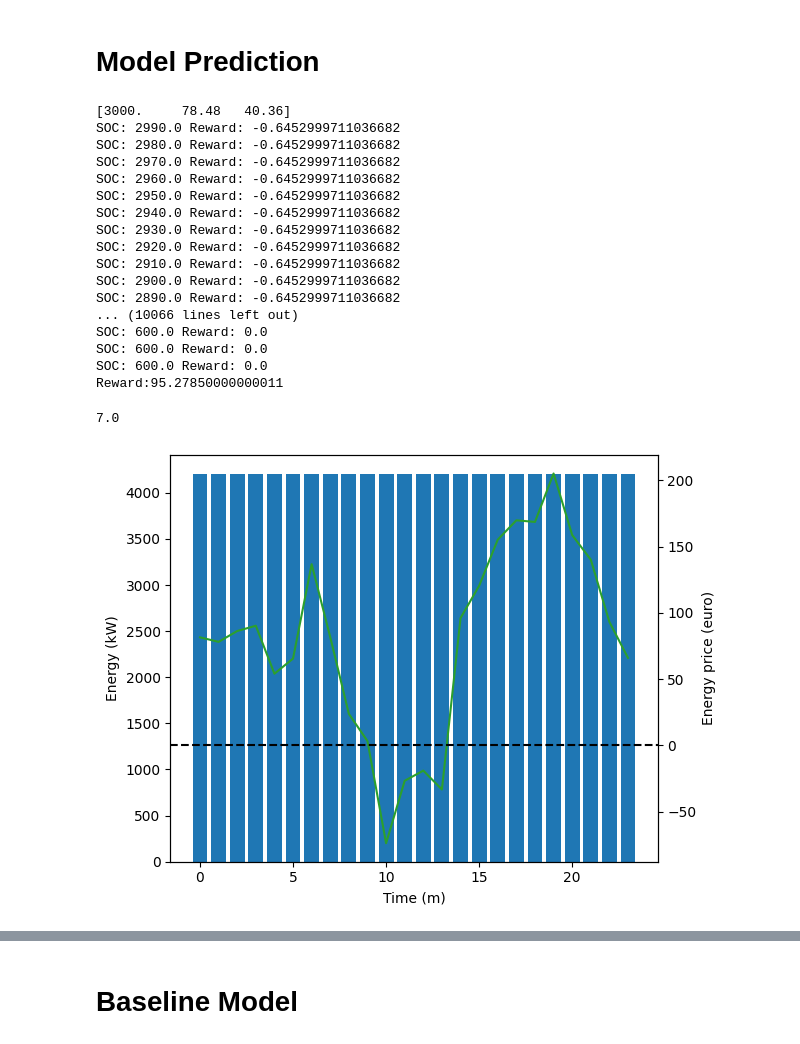
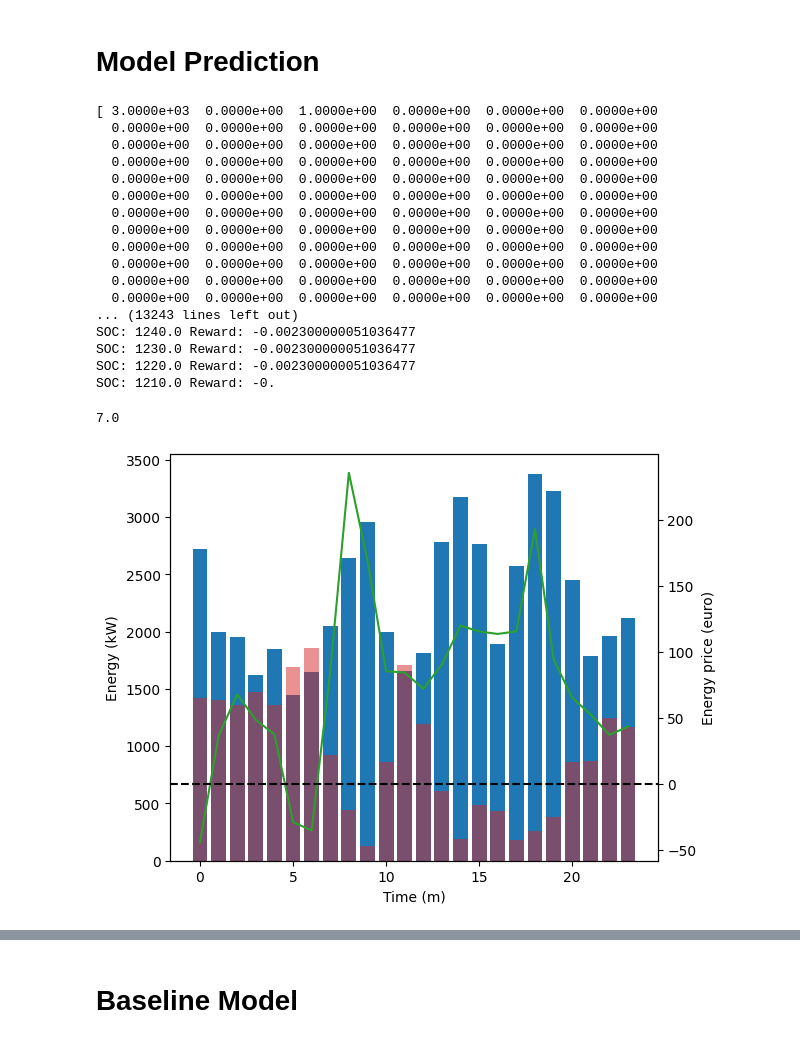
Before and after one commit to leidindi/PPO-RL-AGENT, a Jupyter notebook: model/SimpleBatter_note.ipynb, the cells around one changed output, grey strips where cells are left out. Drawn from its saved outputs; the diff is of its cells as text; code cells hidden in the pictures.

```diff
--- a/model/SimpleBatter_note.ipynb
+++ b/model/SimpleBatter_note.ipynb
@@ -337,7 +339,7 @@ DQN(
 # %% [markdown]
 # Model Prediction
 # %%
-env = gym.make('gym_environment:gym_environment/SimpleBattery', days=7)
+env = gym.make('gym_environment:gym_environment/SimpleBattery', days=30, predict=True, start_offset=1305)
 env = FlattenObservation(env)
 
 episodes = 1
@@ -391,63 +393,64 @@ for ep in range(episodes):
         state = next_state
     print("Reward:{}".format(total_reward))
 # %% [output]
-[3000.     78.48   40.36]
-SOC: 2990.0 Reward: -0.6452999711036682
-SOC: 2980.0 Reward: -0.6452999711036682
-SOC: 2970.0 Reward: -0.6452999711036682
-SOC: 2960.0 Reward: -0.6452999711036682
-SOC: 2950.0 Reward: -0.6452999711036682
-SOC: 2940.0 Reward: -0.6452999711036682
-SOC: 2930.0 Reward: -0.6452999711036682
-SOC: 2920.0 Reward: -0.6452999711036682
-SOC: 2910.0 Reward: -0.6452999711036682
-SOC: 2900.0 Reward: -0.6452999711036682
-SOC: 2890.0 Reward: -0.6452999711036682
-... (10066 lines left out)
-SOC: 600.0 Reward: 0.0
-SOC: 600.0 Reward: 0.0
-SOC: 600.0 Reward: 0.0
-Reward:95.27850000000011
+[ 3.0000e+03  0.0000e+00  1.0000e+00  0.0000e+00  0.0000e+00  0.0000e+00
+  0.0000e+00  0.0000e+00  0.0000e+00  0.0000e+00  0.0000e+00  0.0000e+00
+  0.0000e+00  0.0000e+00  0.0000e+00  0.0000e+00  0.0000e+00  0.0000e+00
+  0.0000e+00  0.0000e+00  0.0000e+00  0.0000e+00  0.0000e+00  0.0000e+00
+  0.0000e+00  0.0000e+00  0.0000e+00  0.0000e+00  0.0000e+00  0.0000e+00
+  0.0000e+00  0.0000e+00  0.0000e+00  0.0000e+00  0.0000e+00  0.0000e+00
+  0.0000e+00  0.0000e+00  0.0000e+00  0.0000e+00  0.0000e+00  0.0000e+00
+  0.0000e+00  0.0000e+00  0.0000e+00  0.0000e+00  0.0000e+00  0.0000e+00
+  0.0000e+00  0.0000e+00  0.0000e+00  0.0000e+00  0.0000e+00  0.0000e+00
+  0.0000e+00  0.0000e+00  0.0000e+00  0.0000e+00  0.0000e+00  0.0000e+00
+  0.0000e+00  0.0000e+00  0.0000e+00  0.0000e+00  0.0000e+00  0.0000e+00
+  0.0000e+00  0.0000e+00  0.0000e+00  0.0000e+00  0.0000e+00  0.0000e+00
+... (13243 lines left out)
+SOC: 1240.0 Reward: -0.002300000051036477
+SOC: 1230.0 Reward: -0.002300000051036477
+SOC: 1220.0 Reward: -0.002300000051036477
+SOC: 1210.0 Reward: -0.
 # %%
 print(len(episode_energy_price)/1440)
 # %% [output]
 7.0
 # %%
 fig, ax1 = plt.subplots()
+days = np.int64(len(episode_energy_price)/1440)
 
-daily_take = np.array(episode_take).reshape(7, 24, 60)
-daily_give = np.array(episode_give).reshape(7, 24, 60)
-daily_price = np.array(episode_energy_price).reshape(7, 24, 60)
+daily_take = np.array(episode_take).reshape(days, 24, 60)
+daily_give = np.array(episode_give).reshape(days, 24, 60)
+daily_price = np.array(episode_energy_price).reshape(days, 24, 60)
 
 hourday_average_take = np.sum(daily_take, axis = 2)
 hourday_average_give = np.sum(daily_give, axis = 2)
 hourday_average_price = np.mean(daily_price, axis = 2)
 
 overall_hour_take = np.sum(hourday_average_take, axis = 0)
 overall_hour_give = np.sum(hourday_average_give, axis = 0)
 overall_hour_price = np.mean(hourday_average_price, axis = 0)
 
 x = range(24)
 
 color = 'k'
 ax1.set_xlabel('Time (m)')
 ax1.set_ylabel('Energy (kW)', color=color)
 ax1.bar(x, overall_hour_give, color='tab:blue', alpha=1)
 ax1.bar(x, overall_hour_take, color='tab:red', alpha=0.5)
 ax1.tick_params(axis='y', labelcolor=color)
 
 ax2 = ax1.twinx()
 
 color = 'k'
 ax2.set_ylabel('Energy price (euro)', color=color)
 ax2.plot(overall_hour_price, color='tab:green')
 ax2.tick_params(axis='y', labelcolor=color)
 
 fig.tight_layout()
 plt.axhline(y=0, color='black', linestyle='--')
 plt.show()
 # %% [output]
-[figure, old version]
+[figure, new version]
 # %%
 fig, ax1 = plt.subplots()
 
```
Also changed, not shown: parts of 8 cells of this notebook, 1 other file.
